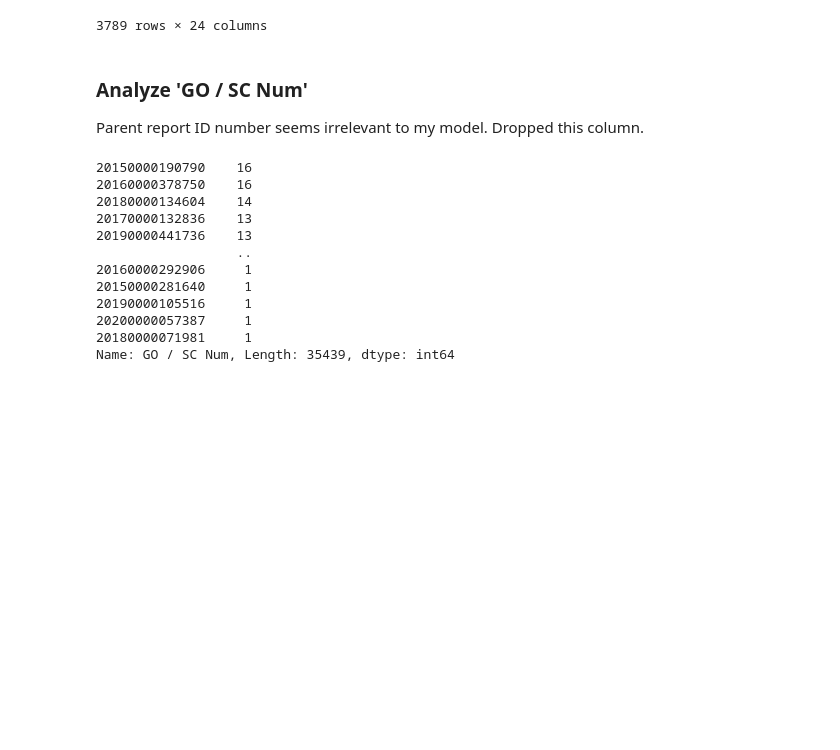
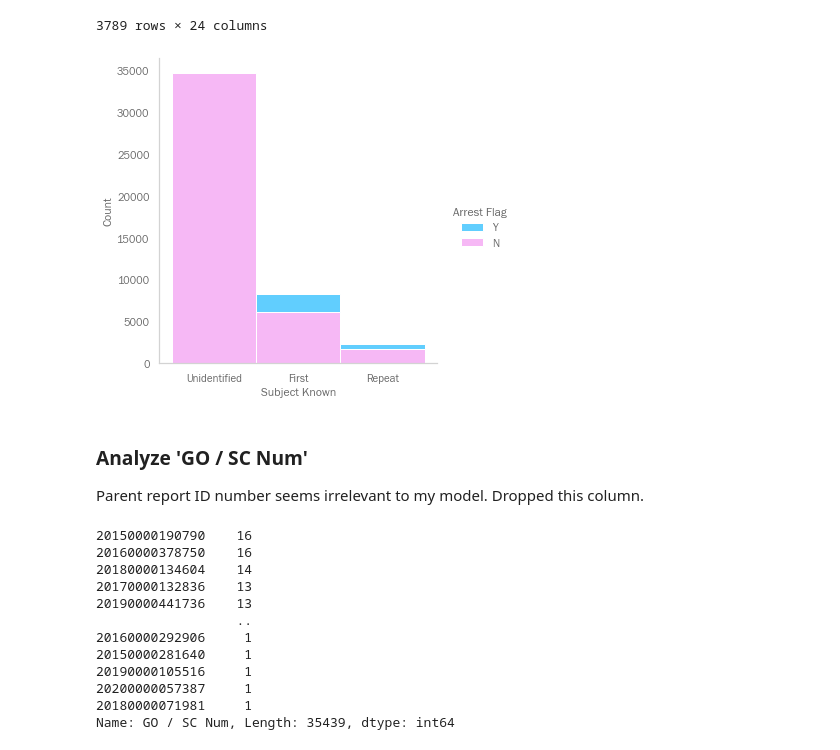
Before and after one commit to melodygr/Classification_Project, a Jupyter notebook: Classification_Project.ipynb, the cells around one changed output. Cells and saved outputs as stored; diff of their text form; code cells hidden in the pictures; blank space fills up the shorter version.

```diff
--- a/Classification_Project.ipynb
+++ b/Classification_Project.ipynb
@@ -348,6 +384,10 @@ Name: Subject Known, dtype: int64
 # OK I'm going to reset the index for clarity and I do not need Subject ID anymore
 terry_sort.reset_index(drop=True, inplace=True)
 terry_sort.drop(columns='Subject ID', axis=1, inplace=True)
+# %%
+sns.displot(terry_sort, x='Subject Known', hue_order=('Y','N'), hue='Arrest Flag', multiple='stack');
+# %% [output]
+[figure, added]
 # %% [markdown]
 ### Analyze 'GO / SC Num'
 
```
Also changed, not shown: parts of 131 cells of this notebook.
